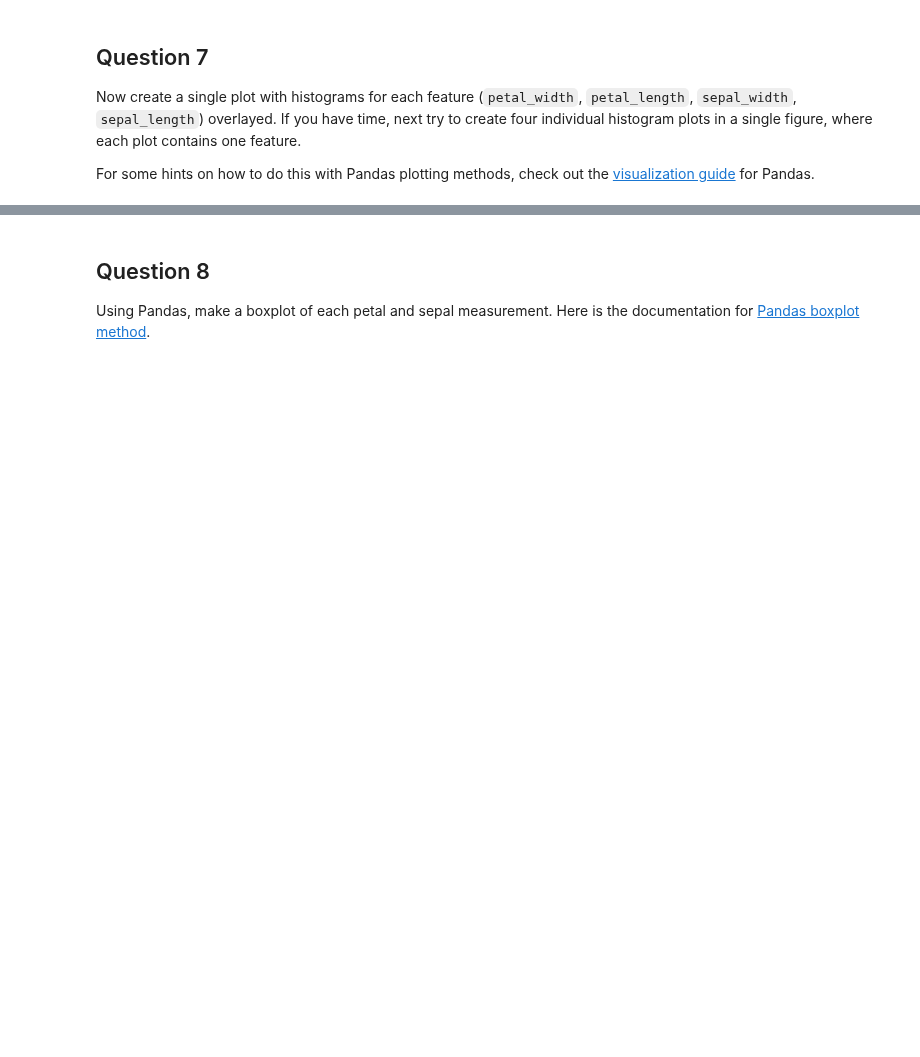
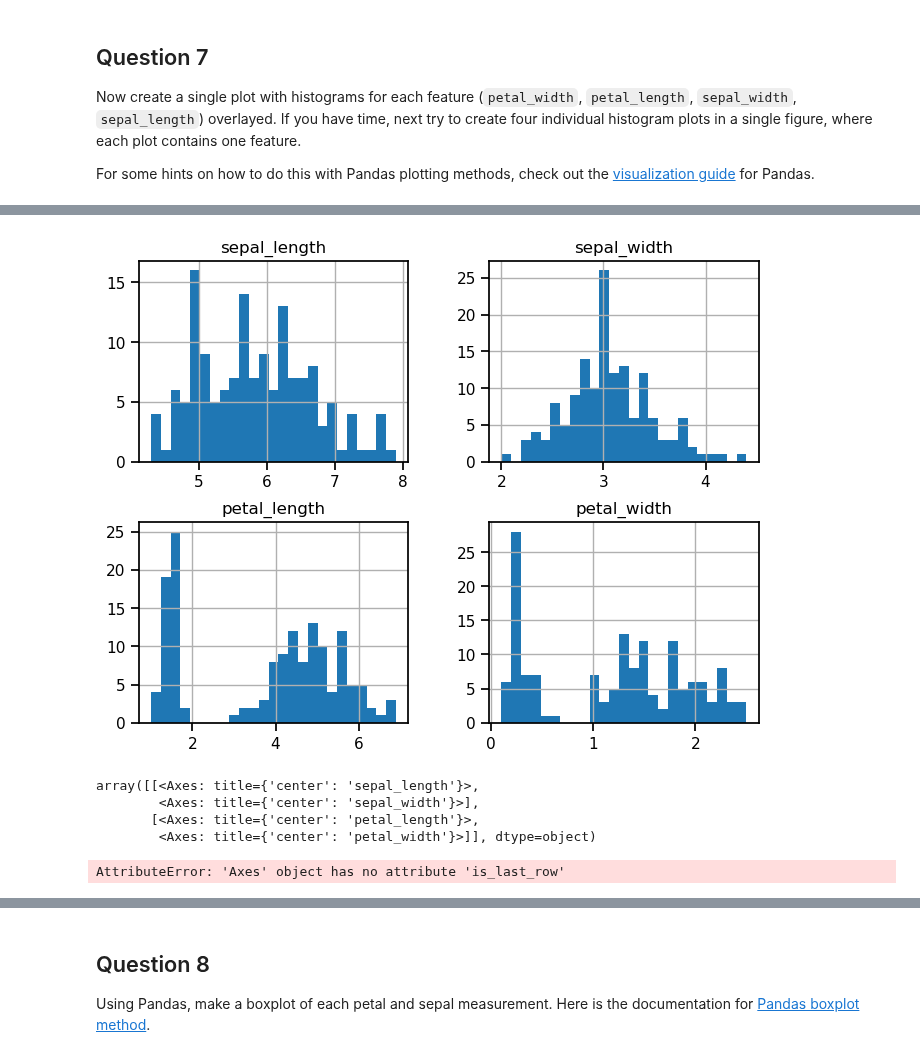
Before and after one commit to Ronnie5562/ML002, a Jupyter notebook: IBM ML/Exploratory Data Analysis (E.D.A)/01c_LAB_EDA.ipynb, the cells around one changed output, grey strips where cells are left out. Drawn from its saved outputs; the diff is of its cells as text; code cells hidden in the pictures; blank space fills up the shorter version.

```diff
--- a/IBM ML/Exploratory Data Analysis (E.D.A)/01c_LAB_EDA.ipynb
+++ b/IBM ML/Exploratory Data Analysis (E.D.A)/01c_LAB_EDA.ipynb
@@ -233,3 +258,17 @@ ax.set_xlabel('Size (cm)');
+# %%
+axList = data.hist(bins=25, figsize=(8, 6))
+# %% [output]
+[figure, added]
+# %%
+pprint(axList)
+
+axList.flatten()[0].is_last_row()
+# %% [output]
+array([[<Axes: title={'center': 'sepal_length'}>,
+        <Axes: title={'center': 'sepal_width'}>],
+       [<Axes: title={'center': 'petal_length'}>,
+        <Axes: title={'center': 'petal_width'}>]], dtype=object)
+AttributeError: 'Axes' object has no attribute 'is_last_row'
 # %%
 # To create four separate plots, use Pandas `.hist` method
 axList = data.hist(bins=25)
```
Also changed, not shown: parts of 10 cells of this notebook, 1 other file.
